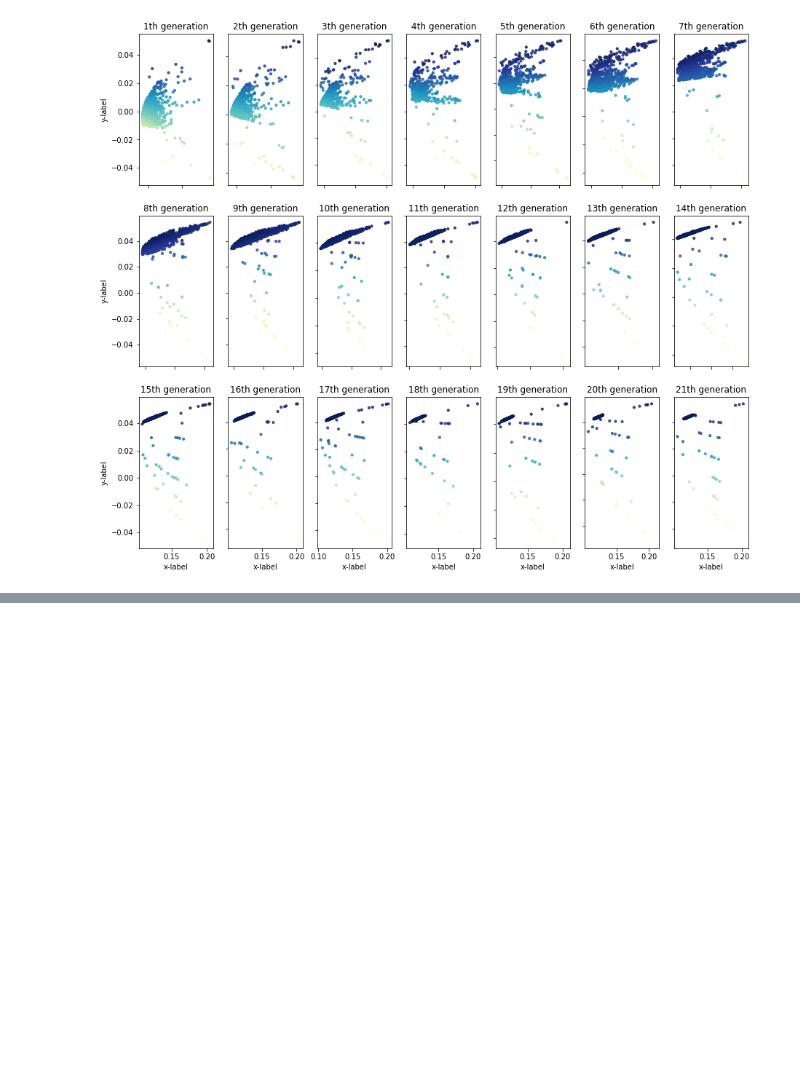
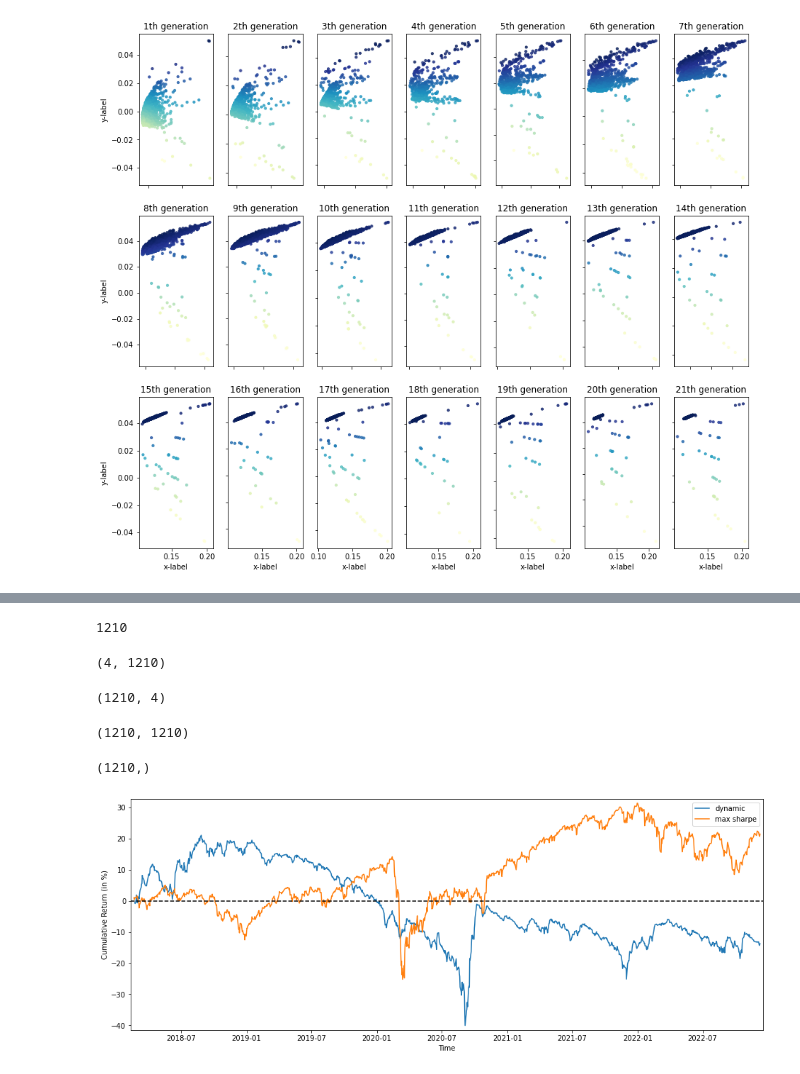
Before and after one commit to elhamidimed/Markowitz-Portfolio-optimisation-Genetic-algorithm, a Jupyter notebook: main.ipynb, the cells around one changed output, grey strips where cells are left out. Drawn from its saved outputs; the diff is of its cells as text; code cells hidden in the pictures; blank space fills up the shorter version.

Commit message:
adding the dynamic portfolio allocation part

```diff
--- a/main.ipynb
+++ b/main.ipynb
@@ -499,0 +561,37 @@ calculate the optimal potfolio every day and update position every day
+# %%
+len(positions)
+# %% [output]
+1210
+# %%
+Ptf = np.array(securities)
+Ptf = Ptf[:, 2:]
+Ptf.shape
+# %% [output]
+(4, 1210)
+# %%
+position = np.array(positions)
+position.shape
+# %% [output]
+(1210, 4)
+# %%
+dynamic_ptf = np.dot(position, Ptf)
+dynamic_ptf.shape
+# %% [output]
+(1210, 1210)
+# %%
+dynamic_ptf = np.diag(dynamic_ptf)
+dynamic_ptf.shape
+# %% [output]
+(1210,)
+# %%
+plt.figure(figsize=(16,6))
+plt.plot(dates[2:], np.cumsum(dynamic_ptf) * 100, label="dynamic")
+plt.plot(dates, np.cumsum(ptf_max_sharpe) * 100, label="max sharpe")
+plt.xlabel('Time')
+plt.ylabel('Cumulative Return (in %)')
+plt.margins(x=0.005,y=0.02)
+plt.axhline(y=0, xmin=0, xmax=1, linestyle='--', color='k')
+plt.legend()
+plt.show()
+# %% [output]
+[figure, added]
```
Also changed, not shown: parts of 7 cells of this notebook.
